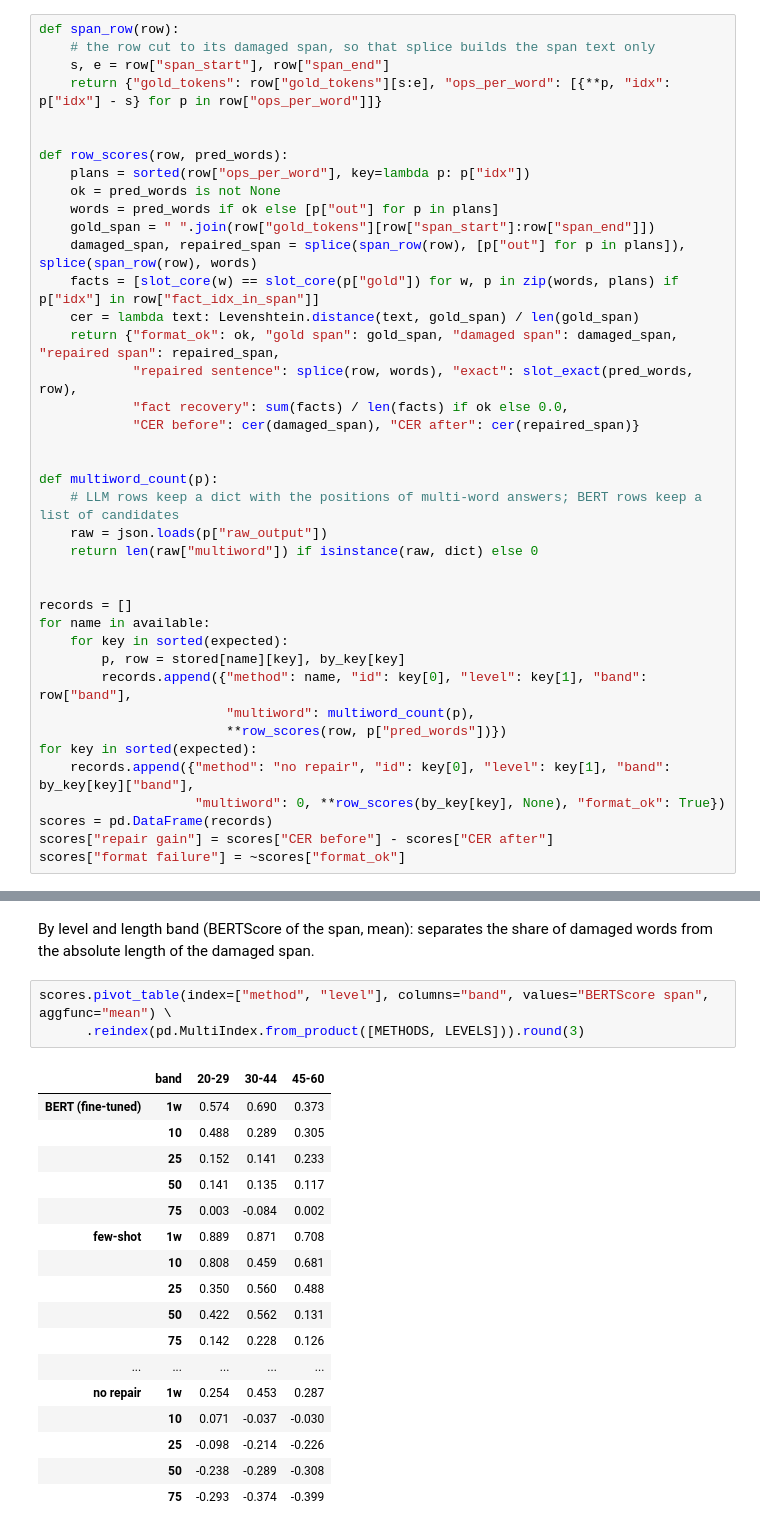
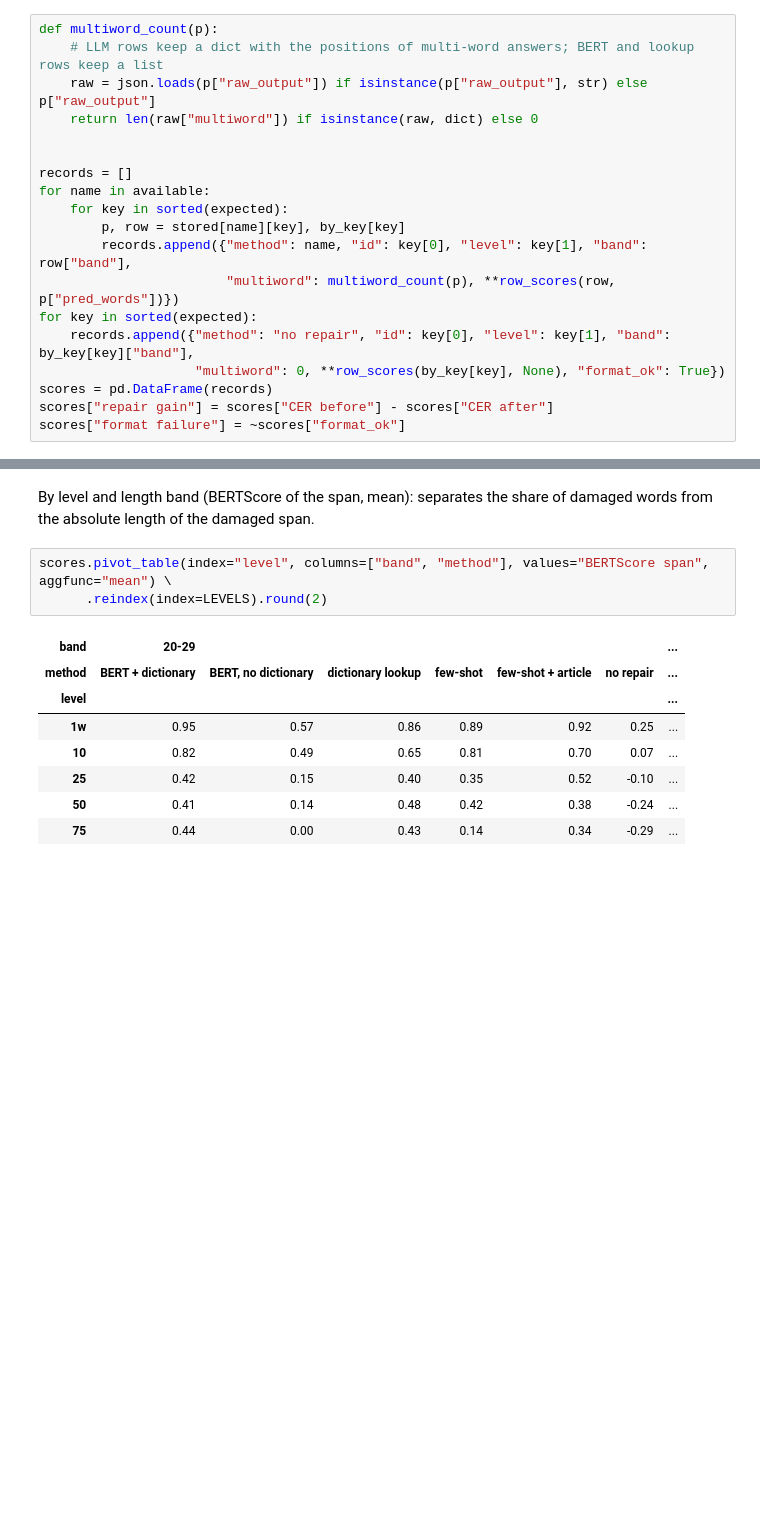
Before and after one commit to tanruoshan/GenAI, a Jupyter notebook: notebooks/04_evaluation.ipynb, the cells around one changed output, grey strips where cells are left out. Cells and saved outputs as stored; diff of their text form; blank space fills up the shorter version.

```diff
--- a/notebooks/04_evaluation.ipynb
+++ b/notebooks/04_evaluation.ipynb
@@ -95,27 +114,7 @@ count as wrong, and its text is the damaged text.
 # %%
-def span_row(row):
-    # the row cut to its damaged span, so that splice builds the span text only
-    s, e = row["span_start"], row["span_end"]
-    return {"gold_tokens": row["gold_tokens"][s:e], "ops_per_word": [{**p, "idx": p["idx"] - s} for p in row["ops_per_word"]]}
-
-
-def row_scores(row, pred_words):
-    plans = sorted(row["ops_per_word"], key=lambda p: p["idx"])
-    ok = pred_words is not None
-    words = pred_words if ok else [p["out"] for p in plans]
-    gold_span = " ".join(row["gold_tokens"][row["span_start"]:row["span_end"]])
-    damaged_span, repaired_span = splice(span_row(row), [p["out"] for p in plans]), splice(span_row(row), words)
-    facts = [slot_core(w) == slot_core(p["gold"]) for w, p in zip(words, plans) if p["idx"] in row["fact_idx_in_span"]]
-    cer = lambda text: Levenshtein.distance(text, gold_span) / len(gold_span)
-    return {"format_ok": ok, "gold span": gold_span, "damaged span": damaged_span, "repaired span": repaired_span,
-            "repaired sentence": splice(row, words), "exact": slot_exact(pred_words, row),
-            "fact recovery": sum(facts) / len(facts) if ok else 0.0,
-            "CER before": cer(damaged_span), "CER after": cer(repaired_span)}
-
-
 def multiword_count(p):
-    # LLM rows keep a dict with the positions of multi-word answers; BERT rows keep a list of candidates
-    raw = json.loads(p["raw_output"])
+    # LLM rows keep a dict with the positions of multi-word answers; BERT and lookup rows keep a list
+    raw = json.loads(p["raw_output"]) if isinstance(p["raw_output"], str) else p["raw_output"]
     return len(raw["multiword"]) if isinstance(raw, dict) else 0
 
 
@@ -124,8 +123,7 @@ for name in available:
     for key in sorted(expected):
         p, row = stored[name][key], by_key[key]
         records.append({"method": name, "id": key[0], "level": key[1], "band": row["band"],
-                        "multiword": multiword_count(p),
-                        **row_scores(row, p["pred_words"])})
+                        "multiword": multiword_count(p), **row_scores(row, p["pred_words"])})
 for key in sorted(expected):
     records.append({"method": "no repair", "id": key[0], "level": key[1], "band": by_key[key]["band"],
                     "multiword": 0, **row_scores(by_key[key], None), "format_ok": True})
@@ -190,23 +406,14 @@ scores[scores["method"] != "no repair"].groupby("method", sort=False).agg(
 By level and length band (BERTScore of the span, mean): separates the share of damaged words from the
 absolute length of the damaged span.
 # %%
-scores.pivot_table(index=["method", "level"], columns="band", values="BERTScore span", aggfunc="mean") \
-      .reindex(pd.MultiIndex.from_product([METHODS, LEVELS])).round(3)
+scores.pivot_table(index="level", columns=["band", "method"], values="BERTScore span", aggfunc="mean") \
+      .reindex(index=LEVELS).round(2)
 # %% [output]
-|  | band | 20-29 | 30-44 | 45-60 |
-| BERT (fine-tuned) | 1w | 0.574 | 0.690 | 0.373 |
-|  | 10 | 0.488 | 0.289 | 0.305 |
-|  | 25 | 0.152 | 0.141 | 0.233 |
-|  | 50 | 0.141 | 0.135 | 0.117 |
-|  | 75 | 0.003 | -0.084 | 0.002 |
-| few-shot | 1w | 0.889 | 0.871 | 0.708 |
-|  | 10 | 0.808 | 0.459 | 0.681 |
-|  | 25 | 0.350 | 0.560 | 0.488 |
-|  | 50 | 0.422 | 0.562 | 0.131 |
-|  | 75 | 0.142 | 0.228 | 0.126 |
-| ... | ... | ... | ... | ... |
-| no repair | 1w | 0.254 | 0.453 | 0.287 |
-|  | 10 | 0.071 | -0.037 | -0.030 |
-|  | 25 | -0.098 | -0.214 | -0.226 |
-|  | 50 | -0.238 | -0.289 | -0.308 |
-|  | 75 | -0.293 | -0.374 | -0.399 |
+| band | 20-29 |  |  |  |  |  | ... |
+| method | BERT + dictionary | BERT, no dictionary | dictionary lookup | few-shot | few-shot + article | no repair | ... |
+| level |  |  |  |  |  |  | ... |
+| 1w | 0.95 | 0.57 | 0.86 | 0.89 | 0.92 | 0.25 | ... |
+| 10 | 0.82 | 0.49 | 0.65 | 0.81 | 0.70 | 0.07 | ... |
+| 25 | 0.42 | 0.15 | 0.40 | 0.35 | 0.52 | -0.10 | ... |
+| 50 | 0.41 | 0.14 | 0.48 | 0.42 | 0.38 | -0.24 | ... |
+| 75 | 0.44 | 0.00 | 0.43 | 0.14 | 0.34 | -0.29 | ... |
```
Also changed, not shown: parts of 28 cells of this notebook, 5 other files.
